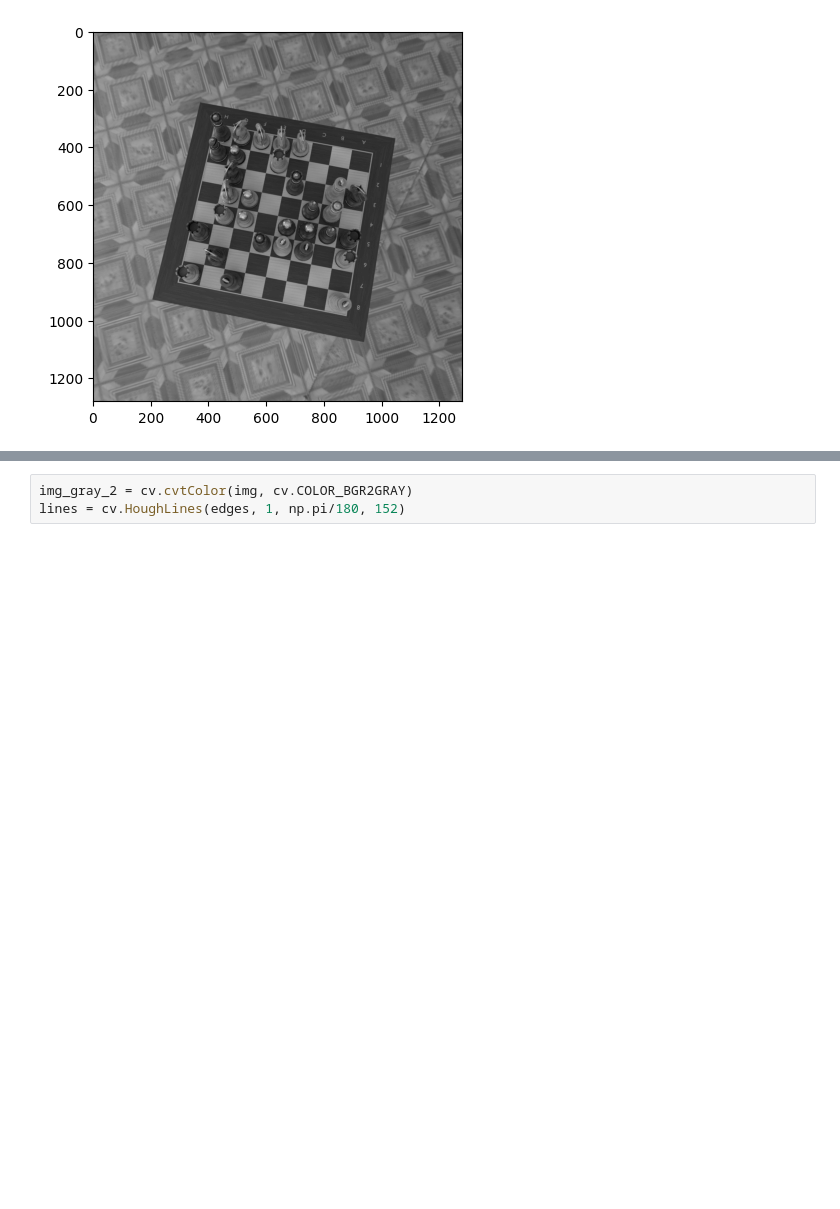
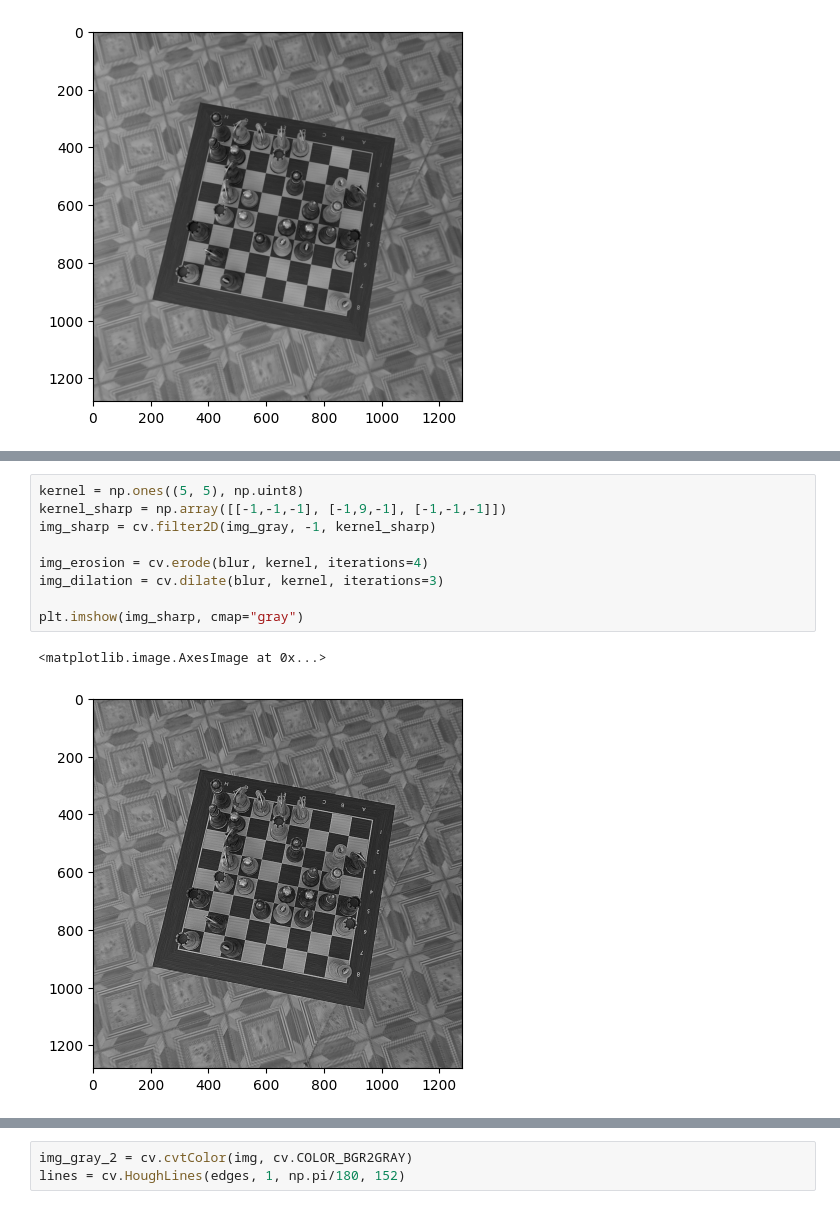
Before and after one commit to zuzannaszu/chess_hacker, a Jupyter notebook: Image_recognition.ipynb, the cells around one changed output, grey strips where cells are left out. Cells and saved outputs as stored; diff of their text form; blank space fills up the shorter version.

```diff
--- a/Image_recognition.ipynb
+++ b/Image_recognition.ipynb
@@ -126,0 +28,12 @@ plt.imshow(img_gray,cmap="gray")
+# %%
+kernel = np.ones((5, 5), np.uint8)
+kernel_sharp = np.array([[-1,-1,-1], [-1,9,-1], [-1,-1,-1]])
+img_sharp = cv.filter2D(img_gray, -1, kernel_sharp)
+
+img_erosion = cv.erode(blur, kernel, iterations=4)
+img_dilation = cv.dilate(blur, kernel, iterations=3)
+
+plt.imshow(img_sharp, cmap="gray")
+# %% [output]
+<matplotlib.image.AxesImage at 0x...>
+[figure, added]
```
Also changed, not shown: parts of 43 cells of this notebook, 1 other file.
